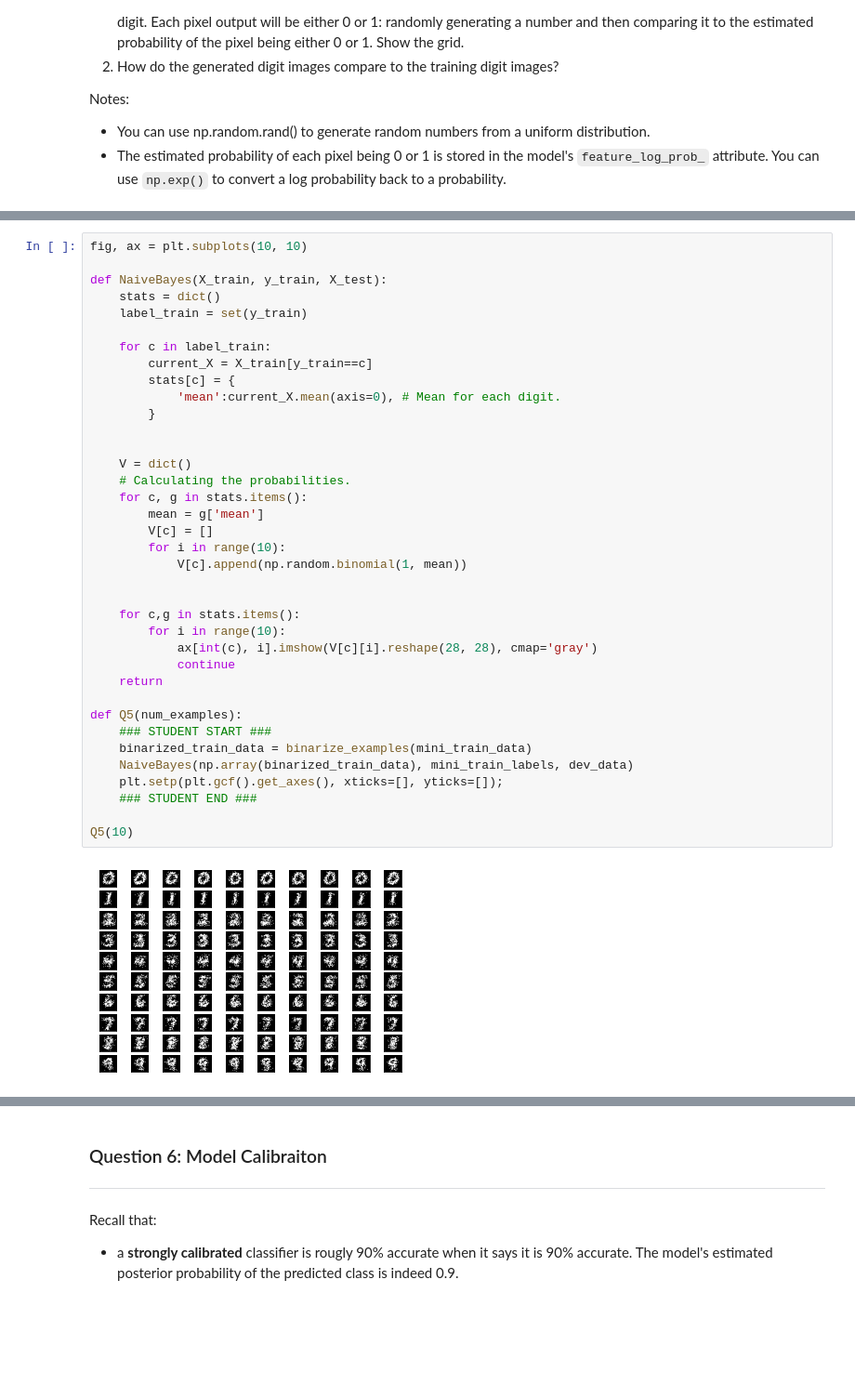
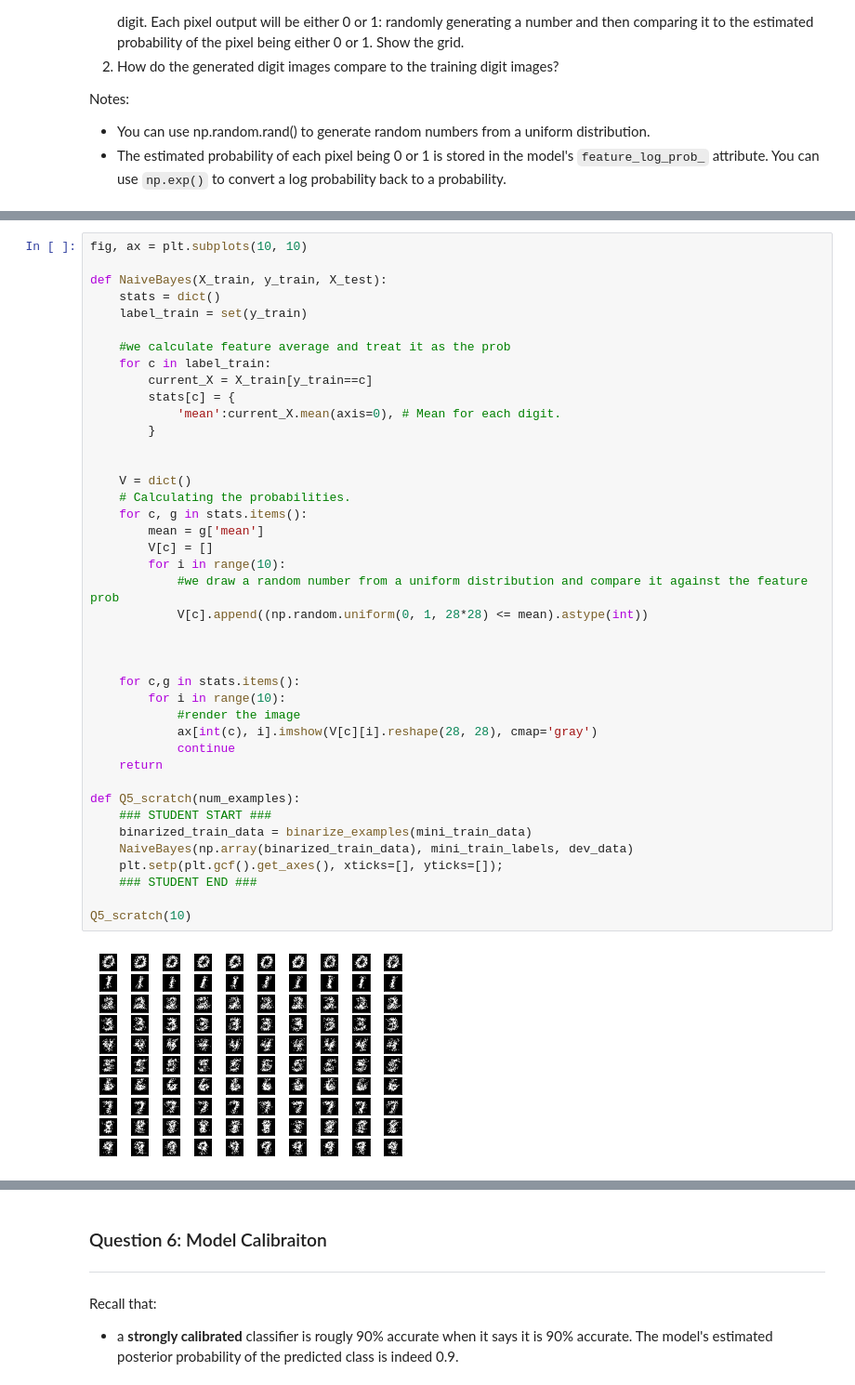
Before and after one commit to jagannathanl/jagan-lak-w207, a Jupyter notebook: jagannathan_lakshmipathy_project2.ipynb, the cells around one changed output, grey strips where cells are left out. Shown: that part at 93% size. Drawn from its saved outputs; the diff is of its cells as text; blank space fills up the shorter version.

```diff
--- a/jagannathan_lakshmipathy_project2.ipynb
+++ b/jagannathan_lakshmipathy_project2.ipynb
@@ -409,35 +455,39 @@ def NaiveBayes(X_train, y_train, X_test):
     stats = dict()
     label_train = set(y_train)
 
+    #we calculate feature average and treat it as the prob
     for c in label_train:
         current_X = X_train[y_train==c]
         stats[c] = {
             'mean':current_X.mean(axis=0), # Mean for each digit.
         }
 
 
     V = dict()
     # Calculating the probabilities.
     for c, g in stats.items():
         mean = g['mean']
         V[c] = []
         for i in range(10):
-            V[c].append(np.random.binomial(1, mean))
+            #we draw a random number from a uniform distribution and compare it against the feature prob
+            V[c].append((np.random.uniform(0, 1, 28*28) <= mean).astype(int))
+
 
 
     for c,g in stats.items():
         for i in range(10):
+            #render the image
             ax[int(c), i].imshow(V[c][i].reshape(28, 28), cmap='gray')
             continue
     return
 
-def Q5(num_examples):
+def Q5_scratch(num_examples):
     ### STUDENT START ###
     binarized_train_data = binarize_examples(mini_train_data)
     NaiveBayes(np.array(binarized_train_data), mini_train_labels, dev_data)
     plt.setp(plt.gcf().get_axes(), xticks=[], yticks=[]);
     ### STUDENT END ###
 
-Q5(10)
+Q5_scratch(10)
 # %% [output]
-[figure, old version]
+[figure, new version]
```
Also changed, not shown: parts of 21 cells of this notebook.
